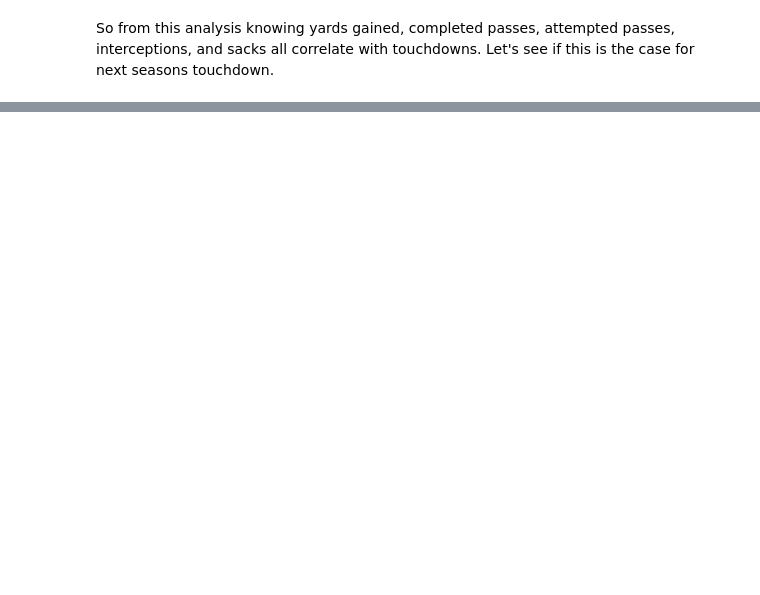
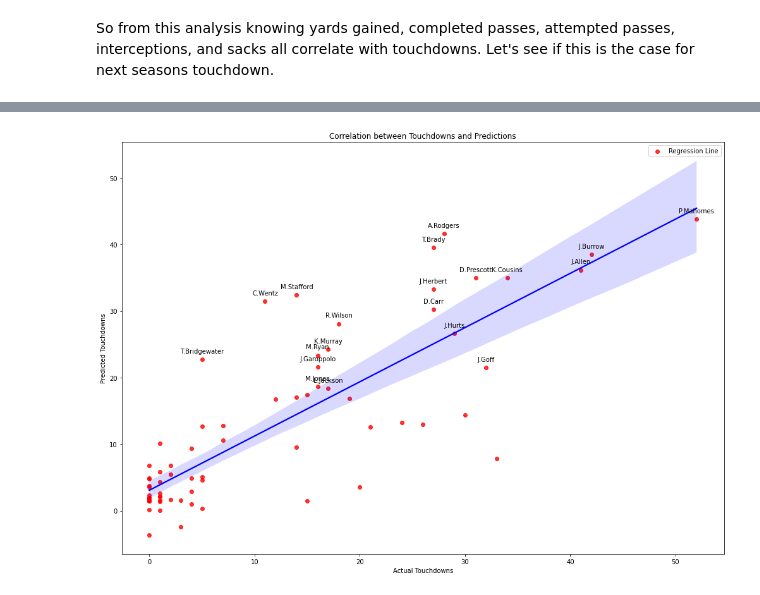
Before and after one commit to Lynch08/Machine_Learning_And_Statistics_2023, a Jupyter notebook: regression.ipynb, the cells around one changed output, grey strips where cells are left out. Drawn from its saved outputs; the diff is of its cells as text; code cells hidden in the pictures; blank space fills up the shorter version.

Commit message:
Train data from 2021 season and test the data from the 2022 season

```diff
--- a/regression.ipynb
+++ b/regression.ipynb
@@ -469,8 +590,7 @@ _df = qb_df.copy()
 _df['season'] = _df['season'].add(1)
 
 # Merge the original qb_df with the modified _df based on specified columns
-new_qb_df = qb_df.merge(_df, on=['season', 'passer_id', 'passer'],
-                        suffixes=('', '_prev'),
-                        how='left')
+new_qb_df = qb_df.merge(_df, on=['season', 'passer_id', 'passer'], suffixes=('', '_prev'), how='left')
+
 # Display a random sample of 10 rows from the merged DataFrame
 new_qb_df.sample(10)
@@ -533,5 +702,5 @@ target = 'touchdown'
 # %%
 # Let's make a subset of data that has
 # no null values
-model_data = (new_qb_df
-              .dropna(subset=features+[target]))
+model_data = (new_qb_df.dropna(subset=features+[target]))
+model_data
@@ -561,4 +766,4 @@ preds
 preds = pd.Series(preds, index=test_data.index)
 # %%
 # join the predictions back to your test dataset
-test_data['preds'] = preds
+test_data.loc[:, 'preds'] = preds
@@ -572,14 +810,29 @@ print(f"rmse: {rmse}\nr2: {r2}")
 # %%
-# Let's visualize the outputs
-plt.figure(figsize=(8, 6))  # Set figsize
+# Set figsize
+plt.figure(figsize=(14, 10))
 
-scatter_kws = {'color': 'red'}  # Set scatter plot properties (dots red)
-line_kws = {'color': 'blue'}    # Set regression line properties (line blue)
+# Plot properties
+scatter_kws = {'color': 'red'}
+line_kws = {'color': 'blue'}
 
+# Create the scatter plot
 sns.regplot(data=test_data, x='touchdown', y='preds', scatter_kws=scatter_kws, line_kws=line_kws)
+
+# Annotate the top 20 predicted touchdown scorers with their names
+top_players = test_data.nlargest(20, 'preds')
+for _, row in top_players.iterrows():
+    plt.annotate(row['passer'], (row['touchdown'], row['preds']), textcoords="offset points", xytext=(0, 10), ha='center')
+
 plt.title('Correlation between Touchdowns and Predictions')
-plt.xlabel('Touchdowns')
-plt.ylabel('Predictions')
+plt.xlabel('Actual Touchdowns')
+plt.ylabel('Predicted Touchdowns')
 plt.legend(['Regression Line'])
+
+# Prevent overlapping annotations
+plt.tight_layout()
+
+#Show Plot
 plt.show()
+# %% [output]
+[figure, added]
 # %%
```
Also changed, not shown: parts of 44 cells of this notebook, 2 other files.
